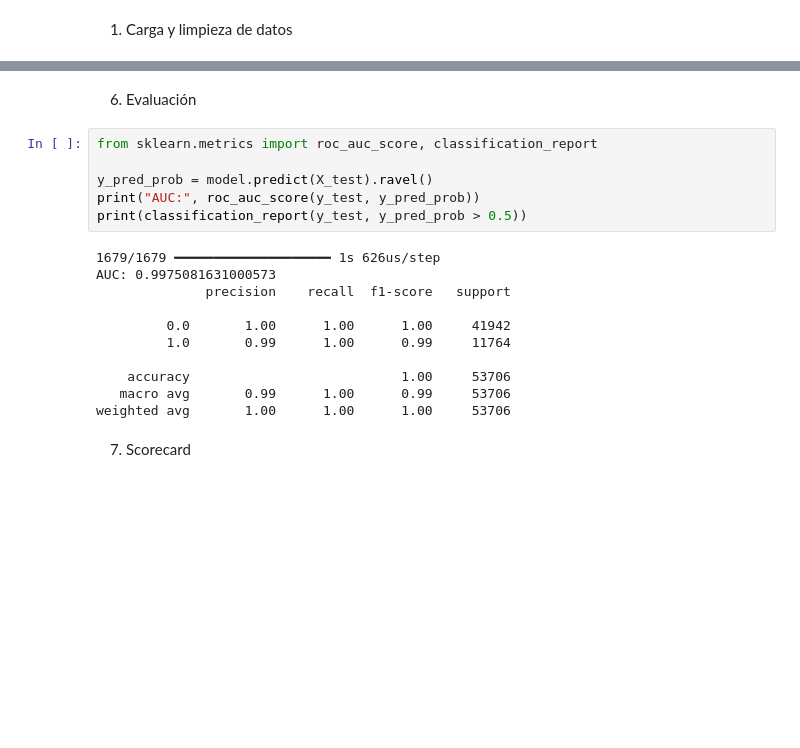
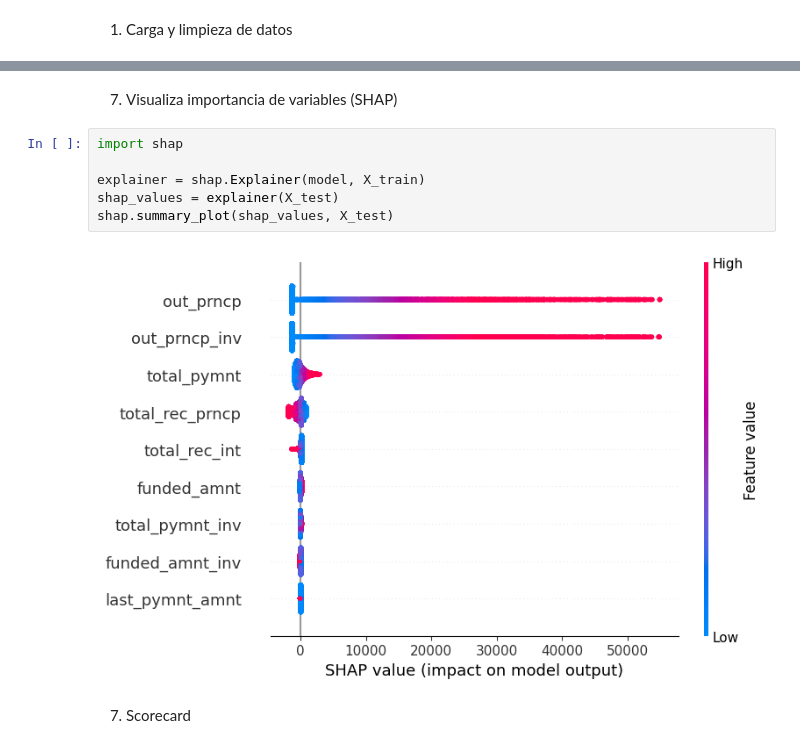
Before and after one commit to andresaris1/bio---copia, a Jupyter notebook: CreditRisk_Analisis_Modelo.ipynb, the cells around one changed output, grey strips where cells are left out. Drawn from its saved outputs; the diff is of its cells as text; blank space fills up the shorter version.

```diff
--- a/CreditRisk_Analisis_Modelo.ipynb
+++ b/CreditRisk_Analisis_Modelo.ipynb
@@ -108,21 +144,12 @@ Epoch 10/10
-# %% [markdown]
-6. Evaluación
-# %%
-from sklearn.metrics import roc_auc_score, classification_report
-
-y_pred_prob = model.predict(X_test).ravel()
-print("AUC:", roc_auc_score(y_test, y_pred_prob))
-print(classification_report(y_test, y_pred_prob > 0.5))
-# %% [output]
-1679/1679 ━━━━━━━━━━━━━━━━━━━━ 1s 626us/step
-AUC: 0.9975081631000573
-              precision    recall  f1-score   support
-
-         0.0       1.00      1.00      1.00     41942
-         1.0       0.99      1.00      0.99     11764
-
-    accuracy                           1.00     53706
-   macro avg       0.99      1.00      0.99     53706
-weighted avg       1.00      1.00      1.00     53706
+# %% [markdown]
+7. Visualiza importancia de variables (SHAP)
+# %%
+import shap
+
+explainer = shap.Explainer(model, X_train)
+shap_values = explainer(X_test)
+shap.summary_plot(shap_values, X_test)
+# %% [output]
+[figure, added]
 # %% [markdown]
 7. Scorecard
```
Also changed, not shown: parts of 24 cells of this notebook.
